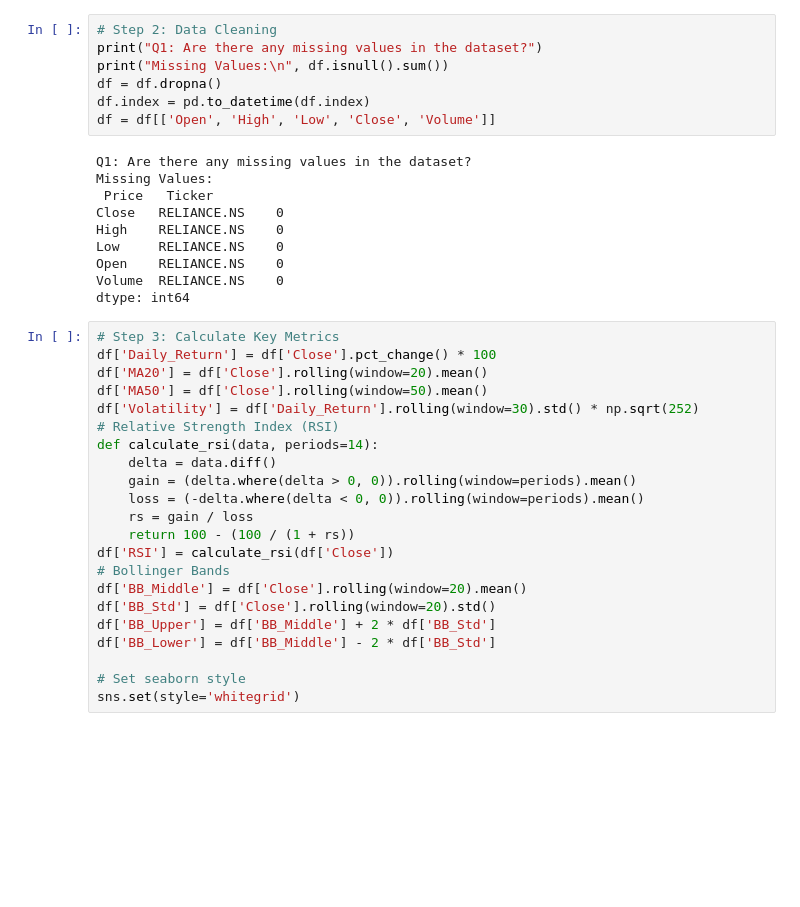
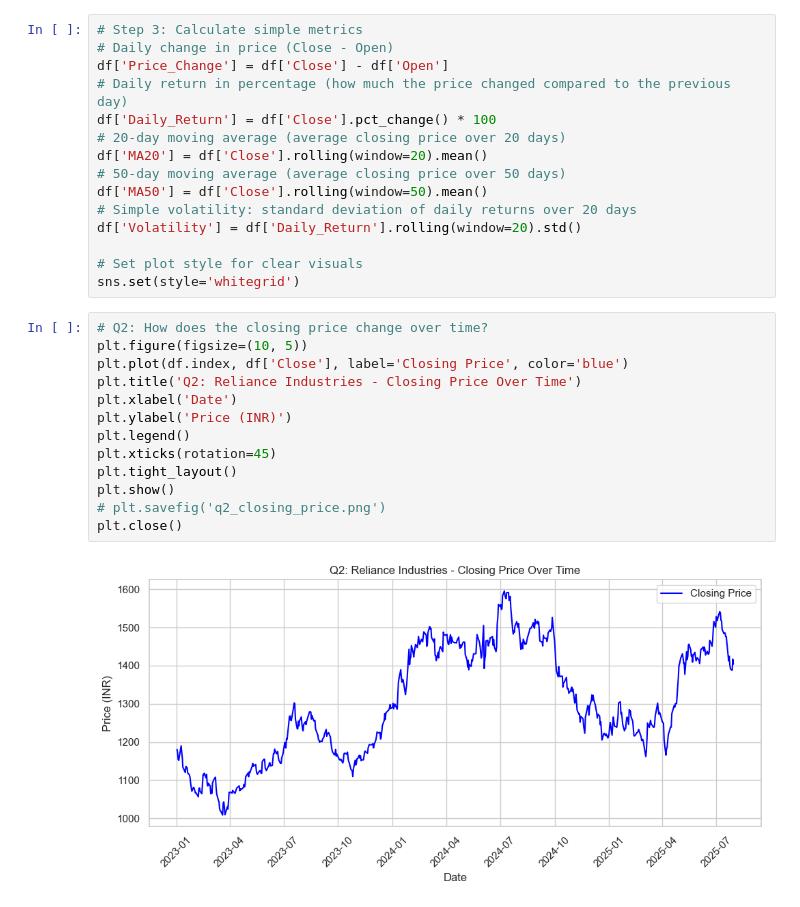
Before and after one commit to Pankaj-Str/Complete-Python-Mastery, a Jupyter notebook: 54 Day Case Study/04/RELIANCE_NS_case_study.ipynb, the cells around one changed output. Drawn from its saved outputs; the diff is of its cells as text; blank space fills up the shorter version.

```diff
--- a/54 Day Case Study/04/RELIANCE_NS_case_study.ipynb
+++ b/54 Day Case Study/04/RELIANCE_NS_case_study.ipynb
@@ -32,39 +60,30 @@ df = yf.download(ticker, start="2023-01-01", end="2025-07-31", progress=False)
 # %%
-# Step 2: Data Cleaning
-print("Q1: Are there any missing values in the dataset?")
-print("Missing Values:\n", df.isnull().sum())
-df = df.dropna()
-df.index = pd.to_datetime(df.index)
-df = df[['Open', 'High', 'Low', 'Close', 'Volume']]
+# Step 3: Calculate simple metrics
+# Daily change in price (Close - Open)
+df['Price_Change'] = df['Close'] - df['Open']
+# Daily return in percentage (how much the price changed compared to the previous day)
+df['Daily_Return'] = df['Close'].pct_change() * 100
+# 20-day moving average (average closing price over 20 days)
+df['MA20'] = df['Close'].rolling(window=20).mean()
+# 50-day moving average (average closing price over 50 days)
+df['MA50'] = df['Close'].rolling(window=50).mean()
+# Simple volatility: standard deviation of daily returns over 20 days
+df['Volatility'] = df['Daily_Return'].rolling(window=20).std()
+
+# Set plot style for clear visuals
+sns.set(style='whitegrid')
-# %% [output]
-Q1: Are there any missing values in the dataset?
-Missing Values:
- Price   Ticker
-Close   RELIANCE.NS    0
-High    RELIANCE.NS    0
-Low     RELIANCE.NS    0
-Open    RELIANCE.NS    0
-Volume  RELIANCE.NS    0
-dtype: int64
 # %%
-# Step 3: Calculate Key Metrics
-df['Daily_Return'] = df['Close'].pct_change() * 100
-df['MA20'] = df['Close'].rolling(window=20).mean()
-df['MA50'] = df['Close'].rolling(window=50).mean()
-df['Volatility'] = df['Daily_Return'].rolling(window=30).std() * np.sqrt(252)
-# Relative Strength Index (RSI)
-def calculate_rsi(data, periods=14):
-    delta = data.diff()
-    gain = (delta.where(delta > 0, 0)).rolling(window=periods).mean()
-    loss = (-delta.where(delta < 0, 0)).rolling(window=periods).mean()
-    rs = gain / loss
-    return 100 - (100 / (1 + rs))
-df['RSI'] = calculate_rsi(df['Close'])
-# Bollinger Bands
-df['BB_Middle'] = df['Close'].rolling(window=20).mean()
-df['BB_Std'] = df['Close'].rolling(window=20).std()
-df['BB_Upper'] = df['BB_Middle'] + 2 * df['BB_Std']
-df['BB_Lower'] = df['BB_Middle'] - 2 * df['BB_Std']
-
-# Set seaborn style
-sns.set(style='whitegrid')
+# Q2: How does the closing price change over time?
+plt.figure(figsize=(10, 5))
+plt.plot(df.index, df['Close'], label='Closing Price', color='blue')
+plt.title('Q2: Reliance Industries - Closing Price Over Time')
+plt.xlabel('Date')
+plt.ylabel('Price (INR)')
+plt.legend()
+plt.xticks(rotation=45)
+plt.tight_layout()
+plt.show()
+# plt.savefig('q2_closing_price.png')
+plt.close()
+# %% [output]
+[figure, added]
```
Also changed, not shown: parts of 7 cells of this notebook, 9 other files.
